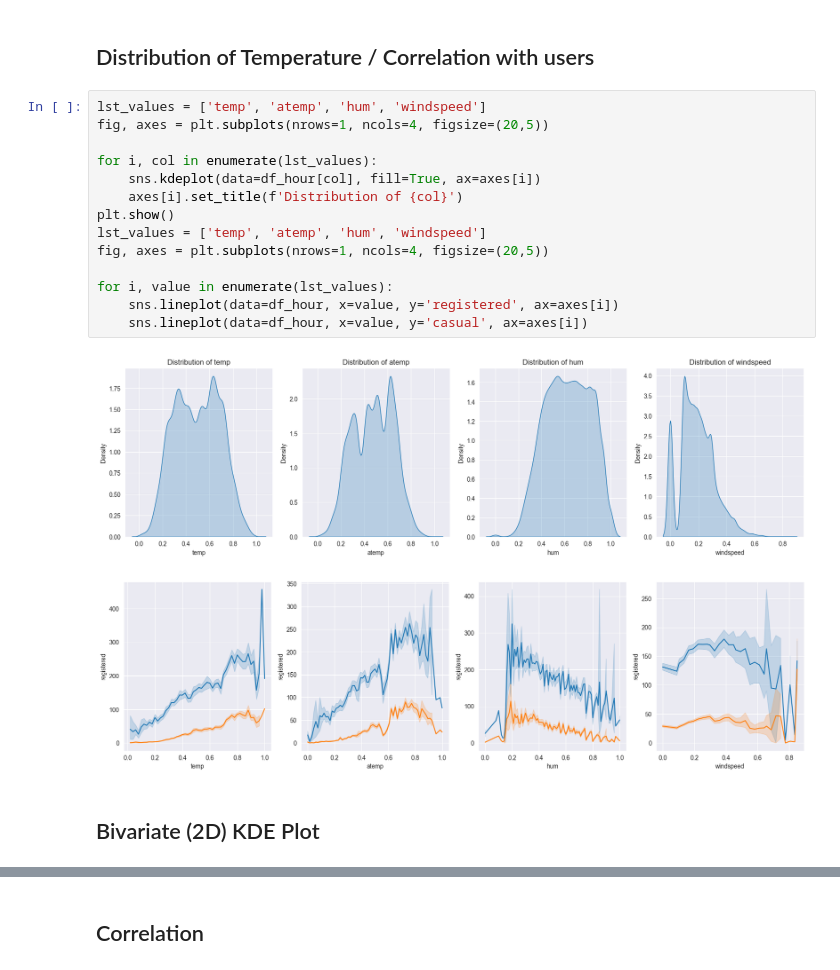
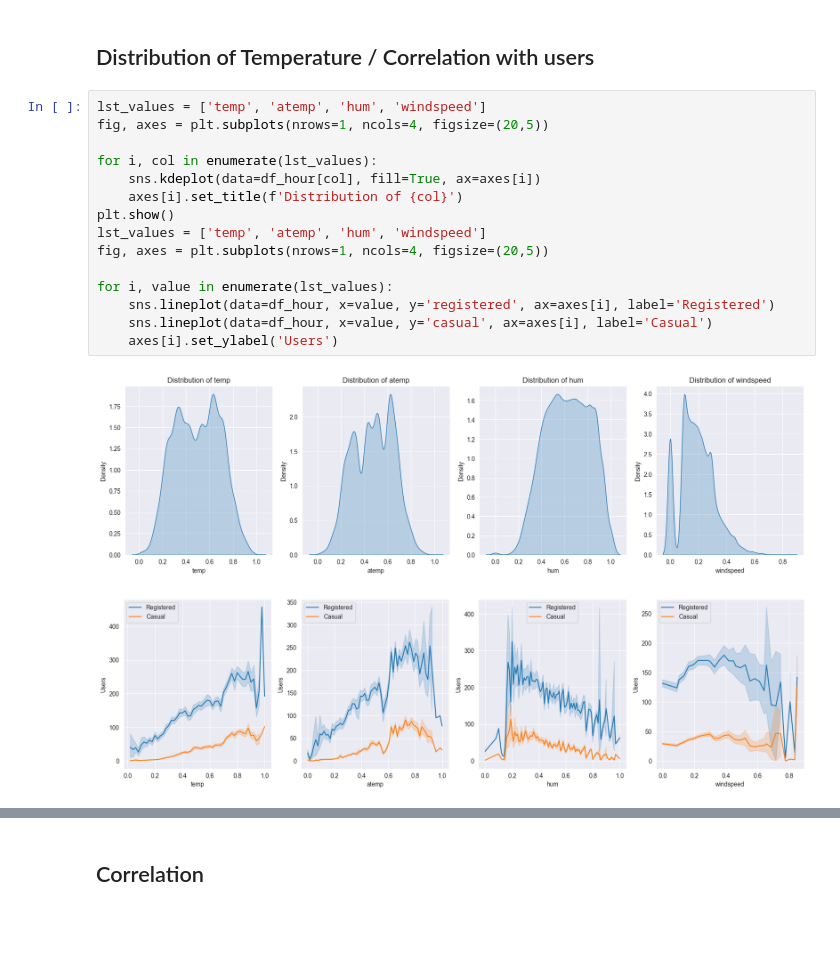
Before and after one commit to 7Steffen7/42HN-x-appliedAI-Machine-Learning-MLOps-Part-1, a Jupyter notebook: first_notebook.ipynb, the cells around one changed output, grey strips where cells are left out. Drawn from its saved outputs; the diff is of its cells as text; blank space fills up the shorter version.

Commit message:
started cleaning data

```diff
--- a/first_notebook.ipynb
+++ b/first_notebook.ipynb
@@ -120,19 +118,18 @@ Weathersit: most users Weathersit: 1.
 # %%
 lst_values = ['temp', 'atemp', 'hum', 'windspeed']
 fig, axes = plt.subplots(nrows=1, ncols=4, figsize=(20,5))
 
 for i, col in enumerate(lst_values):
     sns.kdeplot(data=df_hour[col], fill=True, ax=axes[i])
     axes[i].set_title(f'Distribution of {col}')
 plt.show()
 lst_values = ['temp', 'atemp', 'hum', 'windspeed']
 fig, axes = plt.subplots(nrows=1, ncols=4, figsize=(20,5))
 
 for i, value in enumerate(lst_values):
-    sns.lineplot(data=df_hour, x=value, y='registered', ax=axes[i])
-    sns.lineplot(data=df_hour, x=value, y='casual', ax=axes[i])
+    sns.lineplot(data=df_hour, x=value, y='registered', ax=axes[i], label='Registered')
+    sns.lineplot(data=df_hour, x=value, y='casual', ax=axes[i], label='Casual')
+    axes[i].set_ylabel('Users')
 # %% [output]
 [figure]
-[figure, old version]
+[figure, new version]
-# %% [markdown]
-## Bivariate (2D) KDE Plot
```
Also changed, not shown: parts of 8 cells of this notebook.
